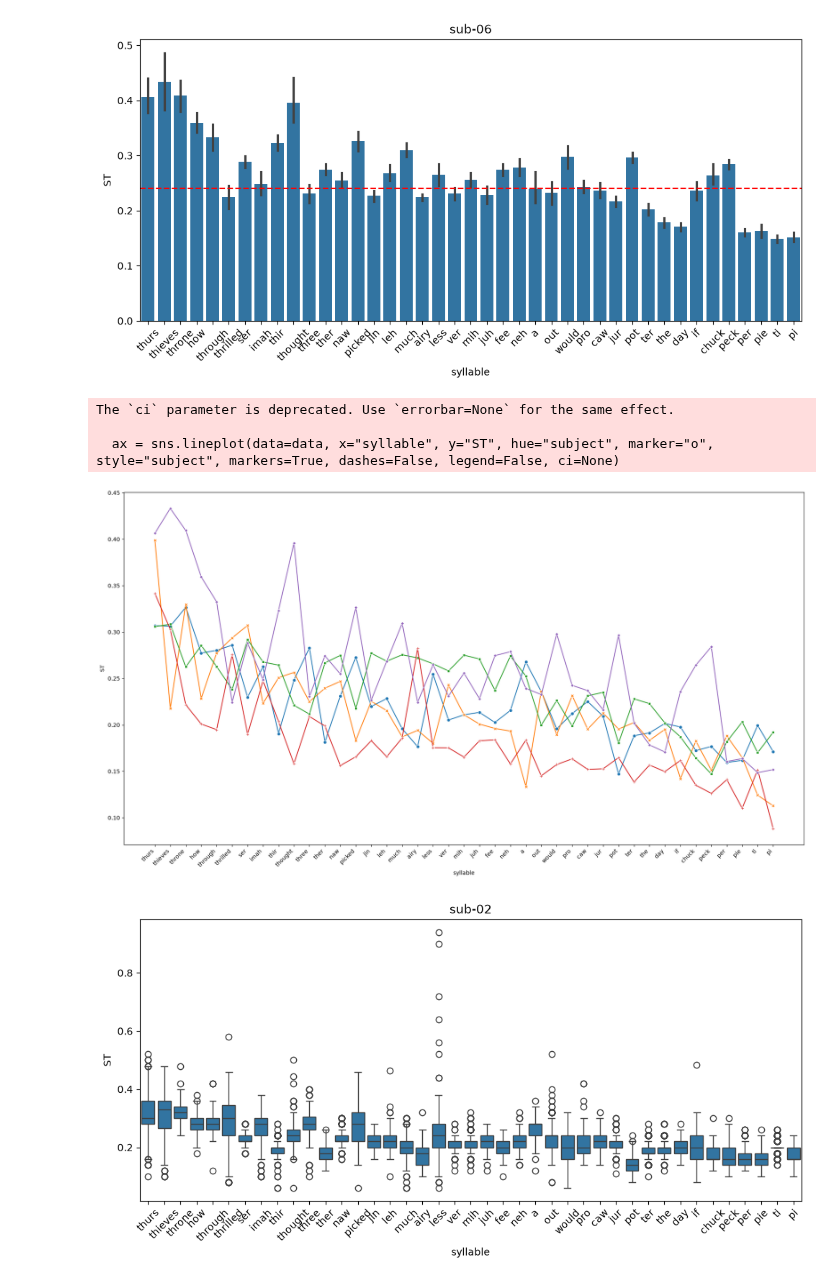
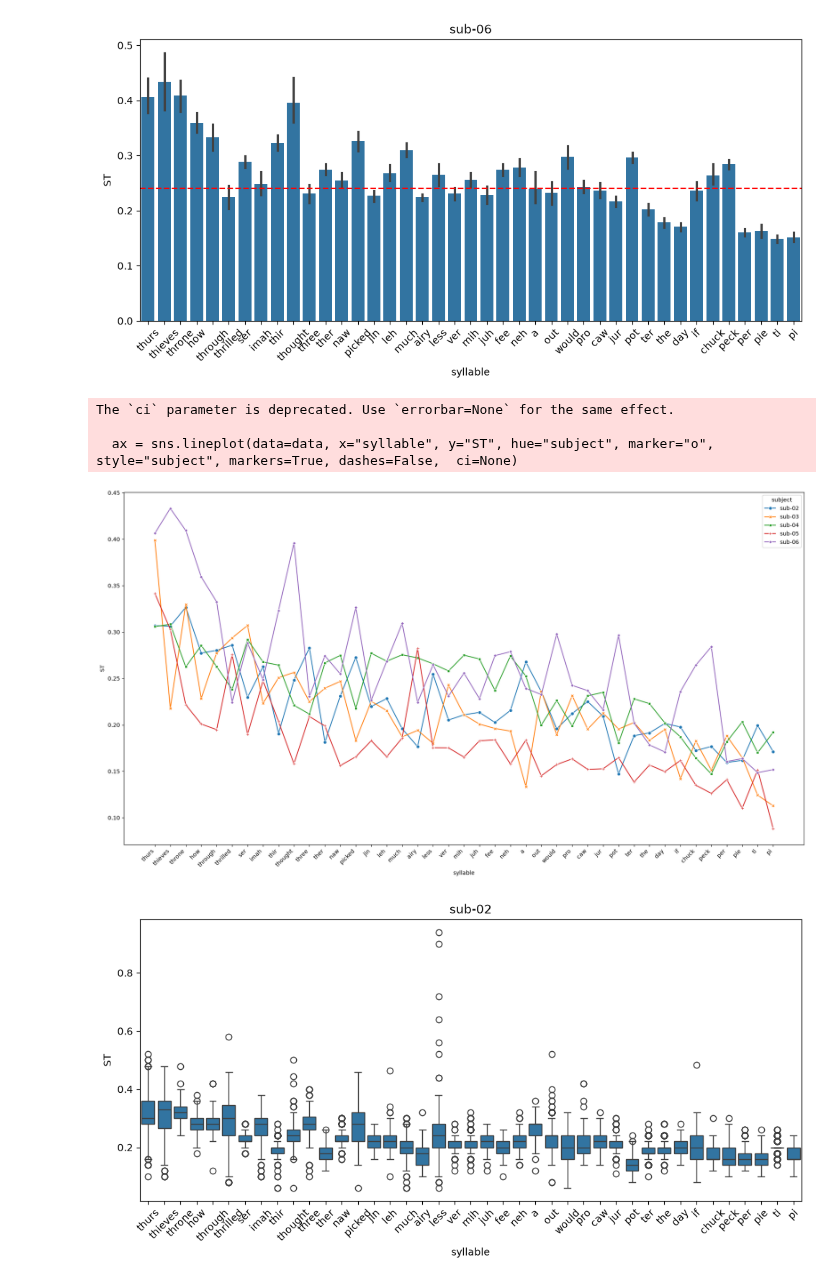
Before and after one commit to AmandaGiselleLily/TongueTwister, a Jupyter notebook: Analysis/Syllable Plots.ipynb, the cells around one changed output. Cells and saved outputs as stored; diff of their text form; code cells hidden in the pictures.

```diff
--- a/Analysis/Syllable Plots.ipynb
+++ b/Analysis/Syllable Plots.ipynb
@@ -79,17 +79,17 @@ sub-06: mean syllable time = 0.24
 # %%
 order = (data.groupby("syllable")["ST"].mean().sort_values(ascending=False).index)
 data["syllable"] = pd.Categorical(data["syllable"], categories=order, ordered=True)
 
 plt.figure(figsize=(18,10))
-ax = sns.lineplot(data=data, x="syllable", y="ST", hue="subject", marker="o", style="subject", markers=True, dashes=False, legend=False, ci=None)
+ax = sns.lineplot(data=data, x="syllable", y="ST", hue="subject", marker="o", style="subject", markers=True, dashes=False,  ci=None)
 plt.xticks(rotation=45, ha="right")
 plt.tight_layout()
 plt.show()
 # %% [output]
 The `ci` parameter is deprecated. Use `errorbar=None` for the same effect.
 
-  ax = sns.lineplot(data=data, x="syllable", y="ST", hue="subject", marker="o", style="subject", markers=True, dashes=False, legend=False, ci=None)
+  ax = sns.lineplot(data=data, x="syllable", y="ST", hue="subject", marker="o", style="subject", markers=True, dashes=False,  ci=None)
-[figure, old version]
+[figure, new version]
 # %%
 for sub in sub_list:
 
```
Also changed, not shown: parts of 1 cell of this notebook.
